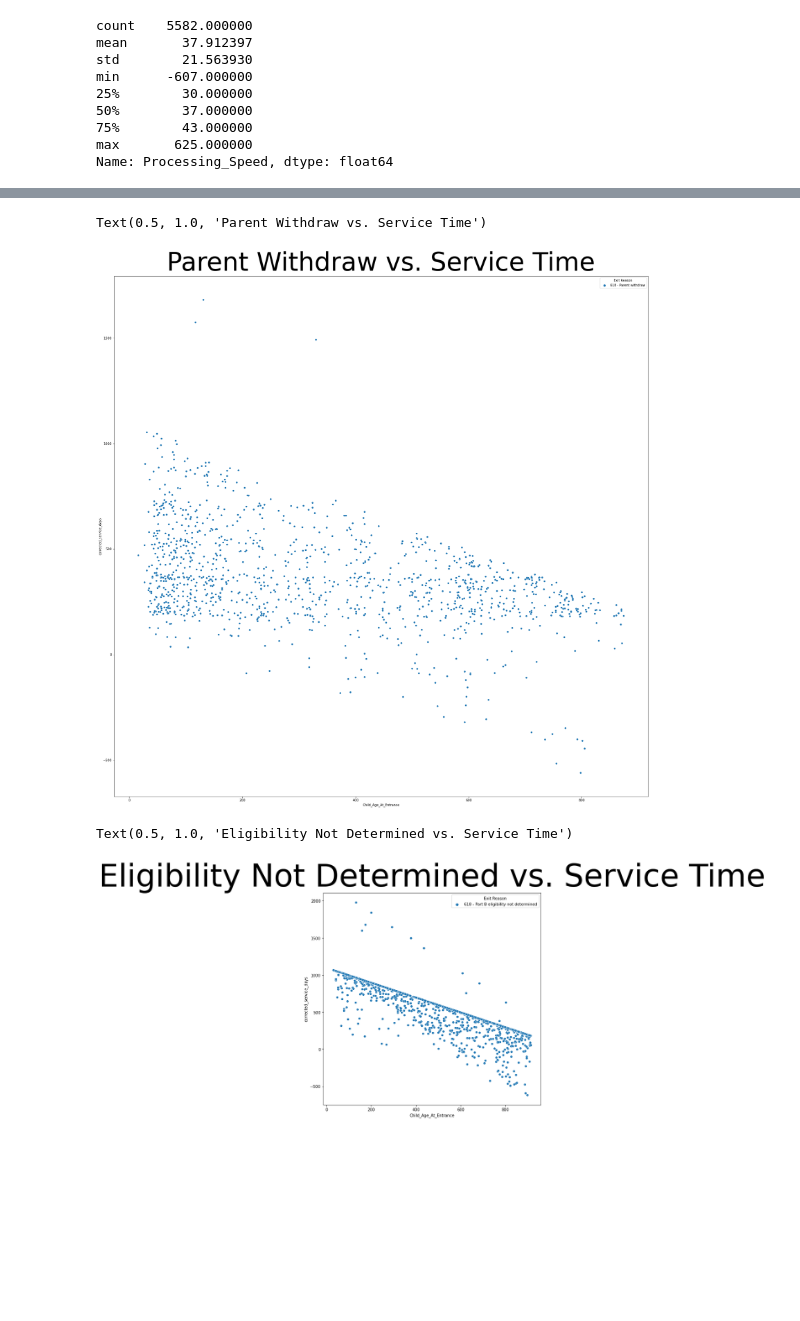
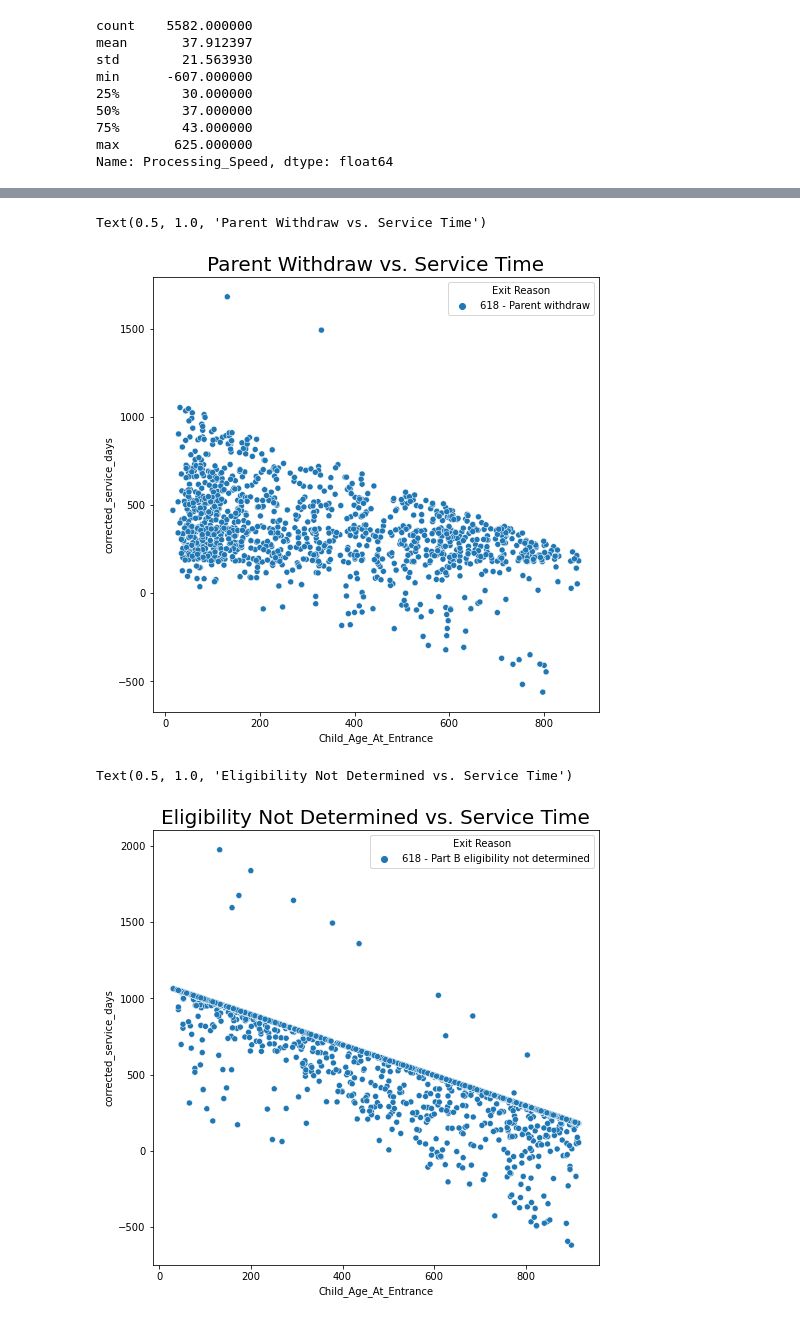
Before and after one commit to TPSchwartz/ddid-cheesecake_factory, a Jupyter notebook: IDEA - Complete.ipynb, the cells around one changed output, grey strips where cells are left out. Cells and saved outputs as stored; diff of their text form; code cells hidden in the pictures; blank space fills up the shorter version.

```diff
--- a/IDEA - Complete.ipynb
+++ b/IDEA - Complete.ipynb
@@ -8,7 +8,7 @@ import matplotlib.pyplot as plt
 
 %matplotlib inline
 # %%
-exit_notes_df = pd.read_excel(r'C:\Users\David Chaniott\Documents\Nashville Software School\python\projects\ddid-cheesecake_factory\data/idea.xlsx',  sheet_name = 'Exit Notes')
+exit_notes_df = pd.read_excel(r'C:\Users\David Chaniott\Documents\Nashville Software School\python\projects\ddid-cheesecake_factory\data/TEIS Exit Data for NSS - Manual Edit.xlsx',  sheet_name = 'Exit Notes')
 # %%
 exit_notes_df['reopenedTF'] = (exit_notes_df['Exit Note'].str.contains('reopened', case = False))
 exit_notes_df['covid'] = (exit_notes_df['Exit Note'].str.contains('covid', case = False))
@@ -257,6 +262,6 @@ Text(0.5, 1.0, 'Service Time: All Exit Reasons')
 # %%
 # Child Age at Entrance vs. Total Days
-plt.figure(figsize = (30,30))
+plt.figure(figsize = (8,8))
 
 # exit_notes_df.loc[exit_notes_df['Exit Reason'] != '618 - Deceased', '618 - Moved out of state', '618 - Completion of IFSP/ no longer requires services'],
 # elibility_not_determined = exit_notes_df.loc[exit_notes_df['Exit Reason'] == '618 - Part B eligibility not determined'
@@ -267,26 +272,26 @@ sns.scatterplot(data = parent_withdraw,
                 x = 'Child_Age_At_Entrance',
                 y = 'corrected_service_days',
                 hue = 'Exit Reason')
-plt.title('Parent Withdraw vs. Service Time', fontdict = {'fontsize' : 80})
+plt.title('Parent Withdraw vs. Service Time', fontdict = {'fontsize' : 20})
 # %% [output]
 Text(0.5, 1.0, 'Parent Withdraw vs. Service Time')
-[figure, old version]
+[figure, new version]
 # %%
 # Child Age at Entrance vs. Total Days
-plt.figure(figsize = (10,10))
+plt.figure(figsize = (8,8))
 
 # exit_notes_df.loc[exit_notes_df['Exit Reason'] != '618 - Deceased', '618 - Moved out of state', '618 - Completion of IFSP/ no longer requires services'],
 # elibility_not_determined = exit_notes_df.loc[exit_notes_df['Exit Reason'] == '618 - Part B eligibility not determined'
 
 
 
 sns.scatterplot(data = eligibility_not_determined,
                 x = 'Child_Age_At_Entrance',
                 y = 'corrected_service_days',
                 hue = 'Exit Reason')
-plt.title('Eligibility Not Determined vs. Service Time', fontdict = {'fontsize' : 80})
+plt.title('Eligibility Not Determined vs. Service Time', fontdict = {'fontsize' : 20})
 # %% [output]
 Text(0.5, 1.0, 'Eligibility Not Determined vs. Service Time')
-[figure, old version]
+[figure, new version]
 # %%
 # Child Age at Entrance vs. Total Days
```
Also changed, not shown: parts of 10 cells of this notebook, 1 other file.
